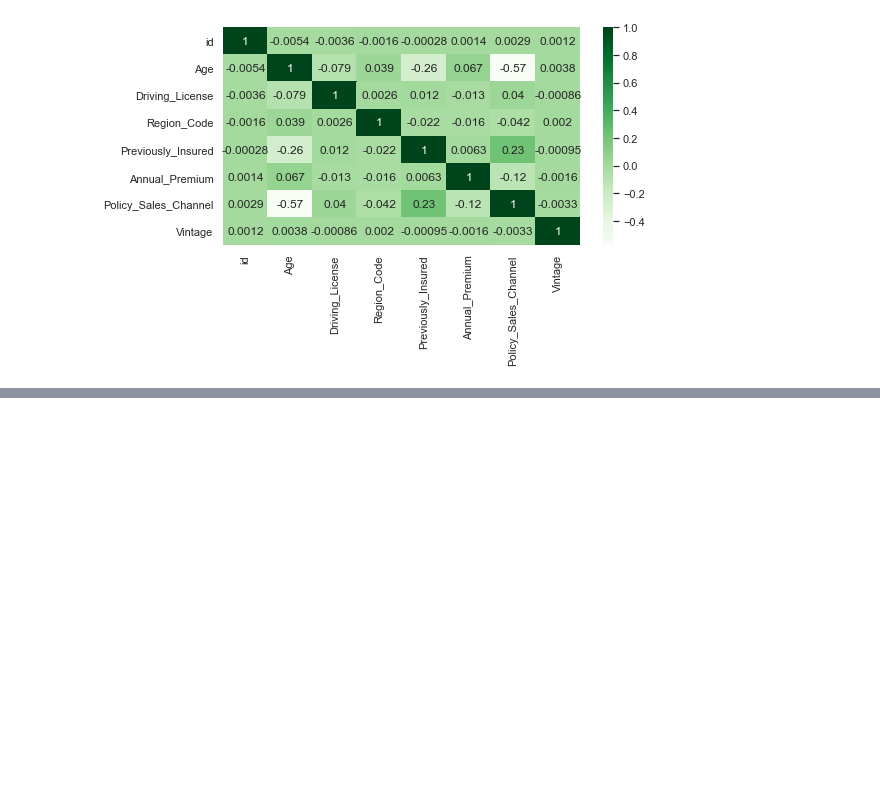
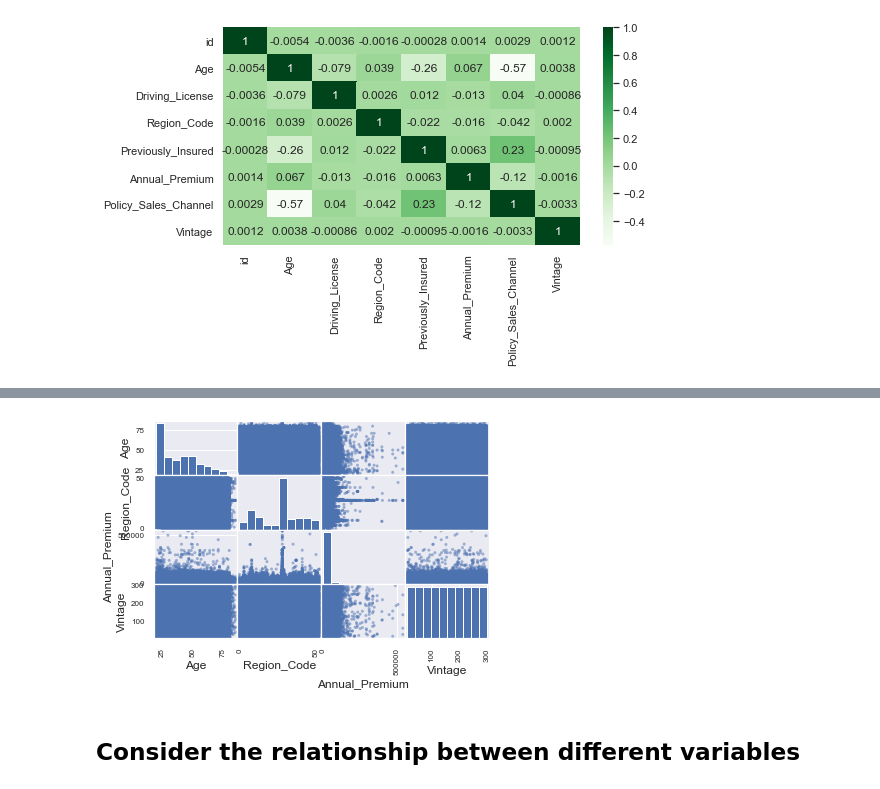
Before and after one commit to yyx2827023/Python_project_vehicle_insurance, a Jupyter notebook: Vehicle Insurance EDA and predict models.ipynb, the cells around one changed output, grey strips where cells are left out. Saved outputs shown, nothing was run; the diff lists cells and outputs as text; code cells hidden in the pictures; blank space fills up the shorter version.

```diff
--- a/Vehicle Insurance EDA and predict models.ipynb
+++ b/Vehicle Insurance EDA and predict models.ipynb
@@ -97,0 +178,9 @@ sns.heatmap(test.corr(),cmap='Greens',annot=True)
+# %%
+from pandas.plotting import scatter_matrix
+# scatter plot matrix
+scatter_matrix(train[numerical_columns])
+pyplot.show()
+# %% [output]
+[figure, added]
+# %% [markdown]
+## Consider the relationship between different variables
```
Also changed, not shown: parts of 12 cells of this notebook.
